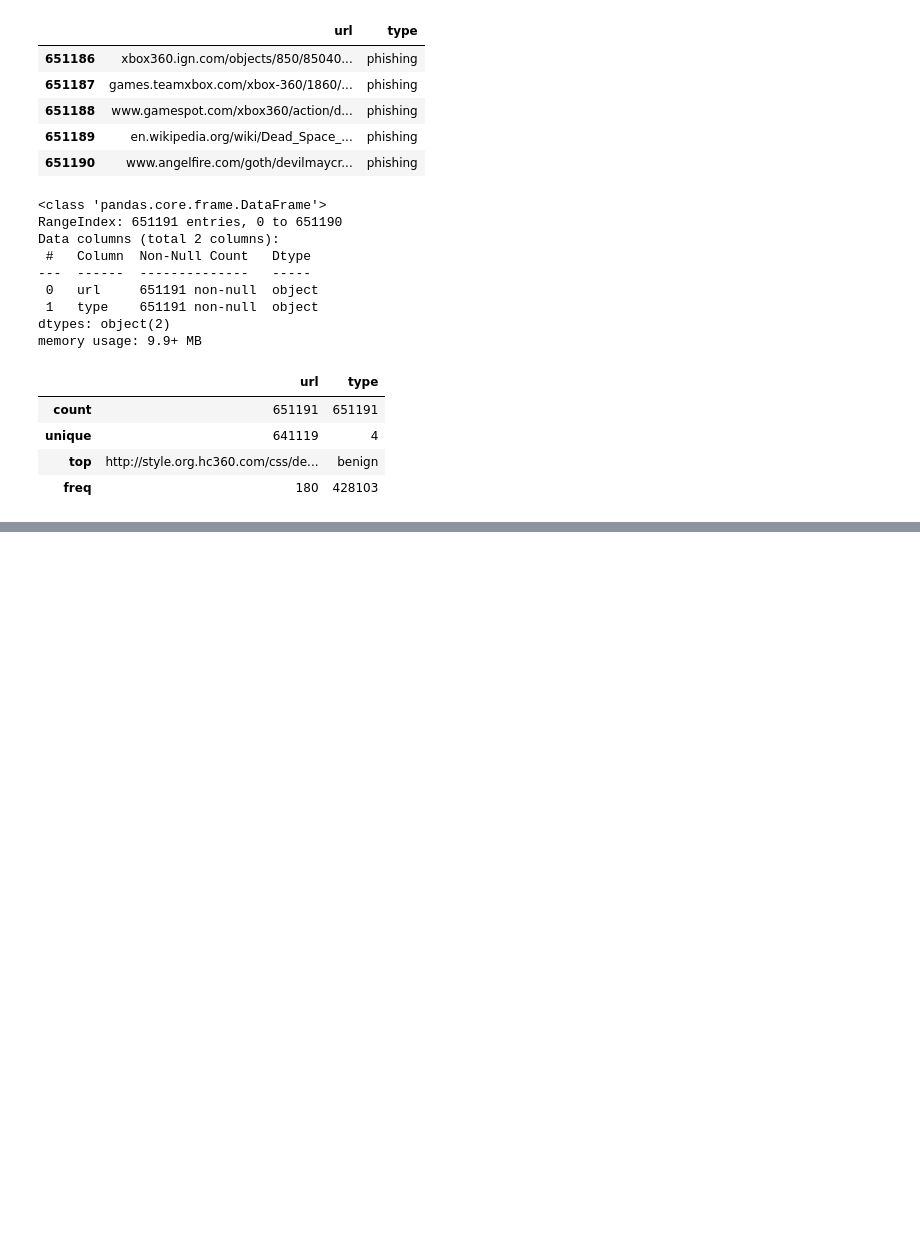
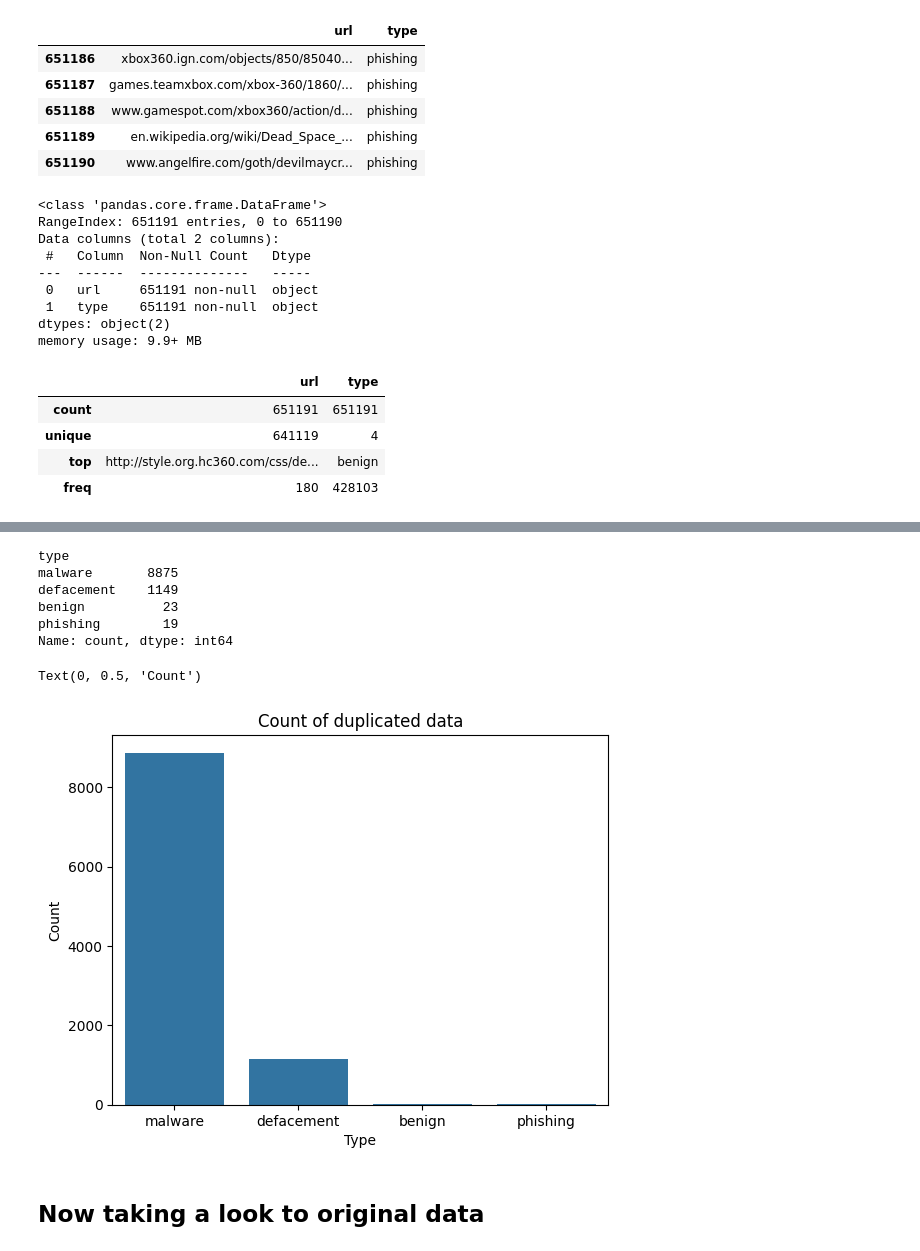
Before and after one commit to neevaiti/SafeURL-model, a Jupyter notebook: notebook/01_analysis.ipynb, the cells around one changed output, grey strips where cells are left out. Saved outputs shown, nothing was run; the diff lists cells and outputs as text; code cells hidden in the pictures; blank space fills up the shorter version.

```diff
--- a/notebook/01_analysis.ipynb
+++ b/notebook/01_analysis.ipynb
@@ -47,0 +86,22 @@ df.describe()
+# %%
+df_duplicated = df[df.duplicated()]
+# %%
+count_duplicated = df_duplicated['type'].value_counts()
+count_duplicated
+# %% [output]
+type
+malware       8875
+defacement    1149
+benign          23
+phishing        19
+Name: count, dtype: int64
+# %%
+sns.barplot(x = count_duplicated.index, y = count_duplicated)
+plt.title('Count of duplicated data')
+plt.xlabel('Type')
+plt.ylabel('Count')
+# %% [output]
+Text(0, 0.5, 'Count')
+[figure, added]
+# %% [markdown]
+## Now taking a look to original data
```
Also changed, not shown: parts of 9 cells of this notebook.
